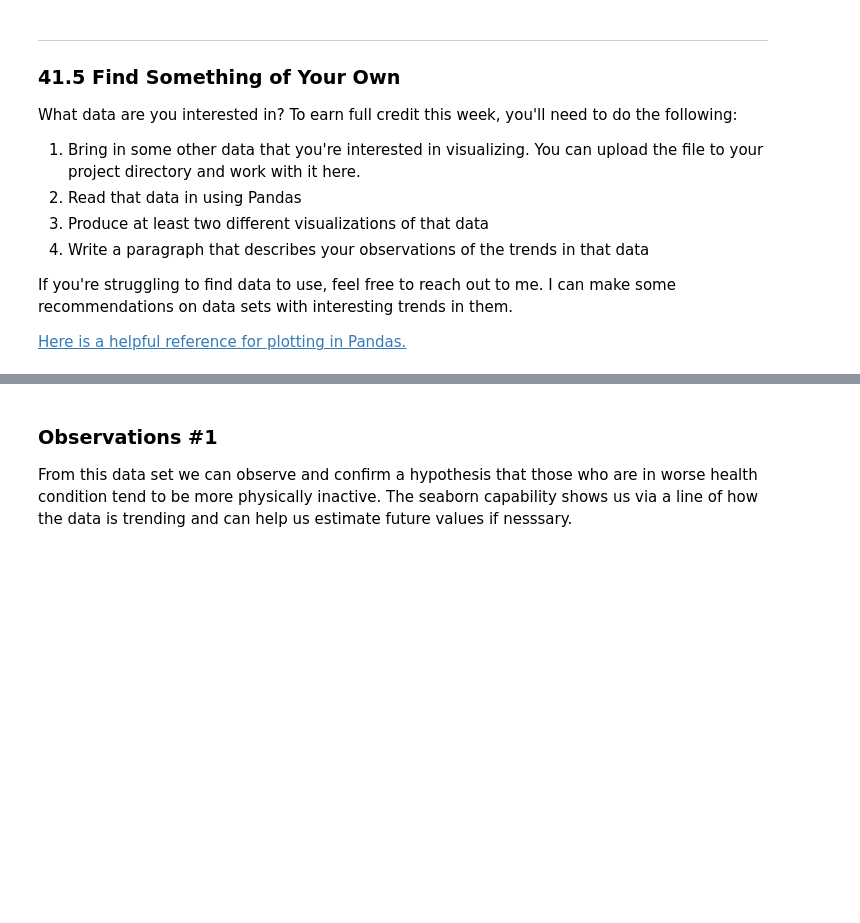
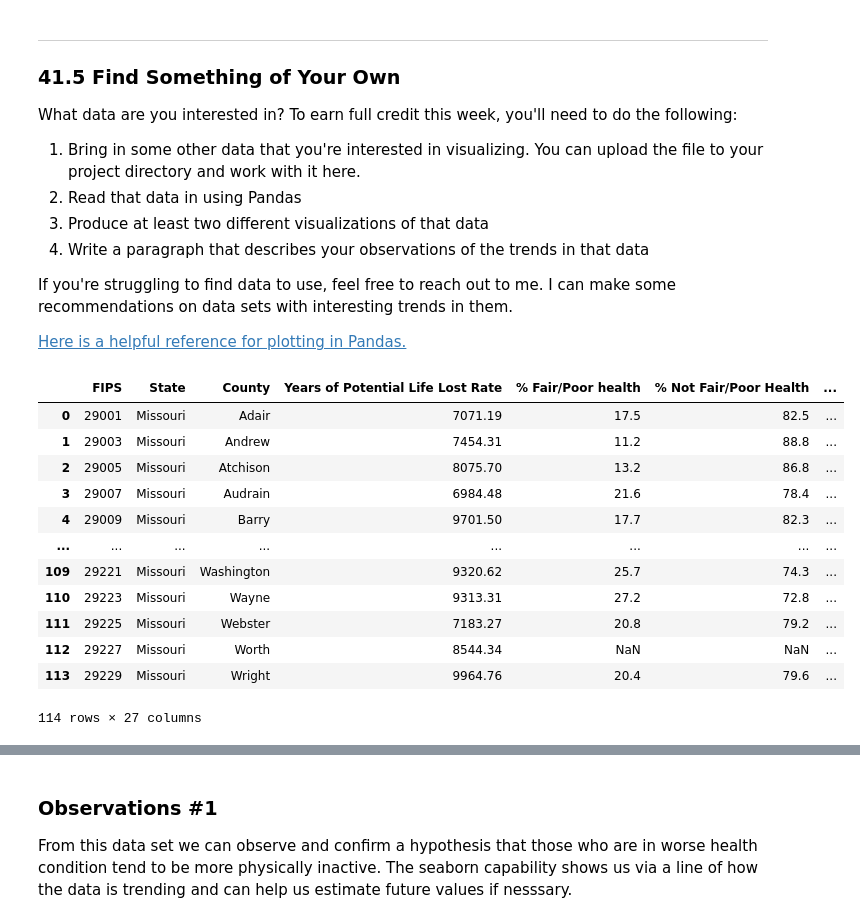
Before and after one commit to 24kumarnitesh/hds5210-2021, a Jupyter notebook: week09/week09_assignment_2.ipynb, the cells around one changed output, grey strips where cells are left out. Drawn from its saved outputs; the diff is of its cells as text; code cells hidden in the pictures; blank space fills up the shorter version.

```diff
--- a/week09/week09_assignment_2.ipynb
+++ b/week09/week09_assignment_2.ipynb
@@ -148,8 +148,23 @@ If you're struggling to find data to use, feel free to reach out to me.  I can m
 # %%
 import pandas as pd
 import seaborn as sns
 
 data_1 = pd.read_excel('HMP 5200_MO Data.xlsx', sheet_name='Missouri Data')
+data_1
+# %% [output]
+|  | FIPS | State | County | Years of Potential Life Lost Rate | % Fair/Poor health | % Not Fair/Poor Health | ... |
+| 0 | 29001 | Missouri | Adair | 7071.19 | 17.5 | 82.5 | ... |
+| 1 | 29003 | Missouri | Andrew | 7454.31 | 11.2 | 88.8 | ... |
+| 2 | 29005 | Missouri | Atchison | 8075.70 | 13.2 | 86.8 | ... |
+| 3 | 29007 | Missouri | Audrain | 6984.48 | 21.6 | 78.4 | ... |
+| 4 | 29009 | Missouri | Barry | 9701.50 | 17.7 | 82.3 | ... |
+| ... | ... | ... | ... | ... | ... | ... | ... |
+| 109 | 29221 | Missouri | Washington | 9320.62 | 25.7 | 74.3 | ... |
+| 110 | 29223 | Missouri | Wayne | 9313.31 | 27.2 | 72.8 | ... |
+| 111 | 29225 | Missouri | Webster | 7183.27 | 20.8 | 79.2 | ... |
+| 112 | 29227 | Missouri | Worth | 8544.34 | NaN | NaN | ... |
+| 113 | 29229 | Missouri | Wright | 9964.76 | 20.4 | 79.6 | ... |
+114 rows × 27 columns
 # %%
 sns.regplot(data = data_1, x='% Fair/Poor health', y='% Uninsured', color='Blue')
 sns.regplot(data = data_1, x='% Fair/Poor health', y='% Physically Inactive', color='Orange')
```
Also changed, not shown: parts of 5 cells of this notebook, 4 other files.
